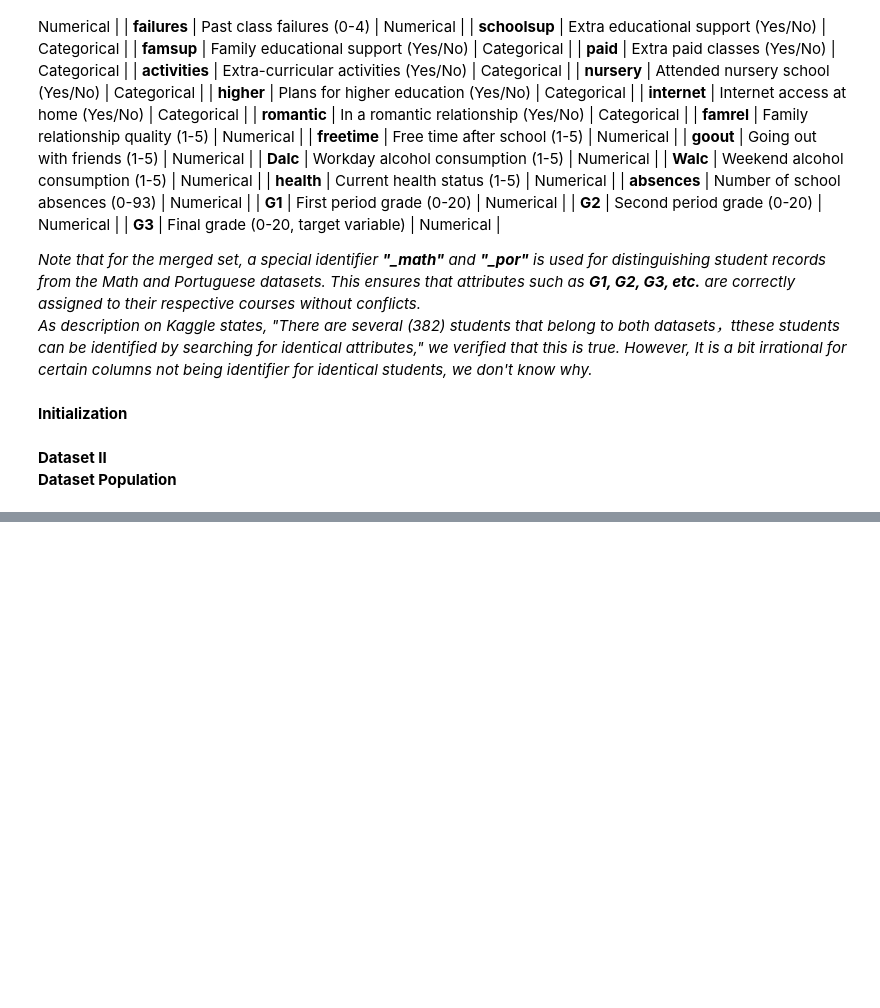
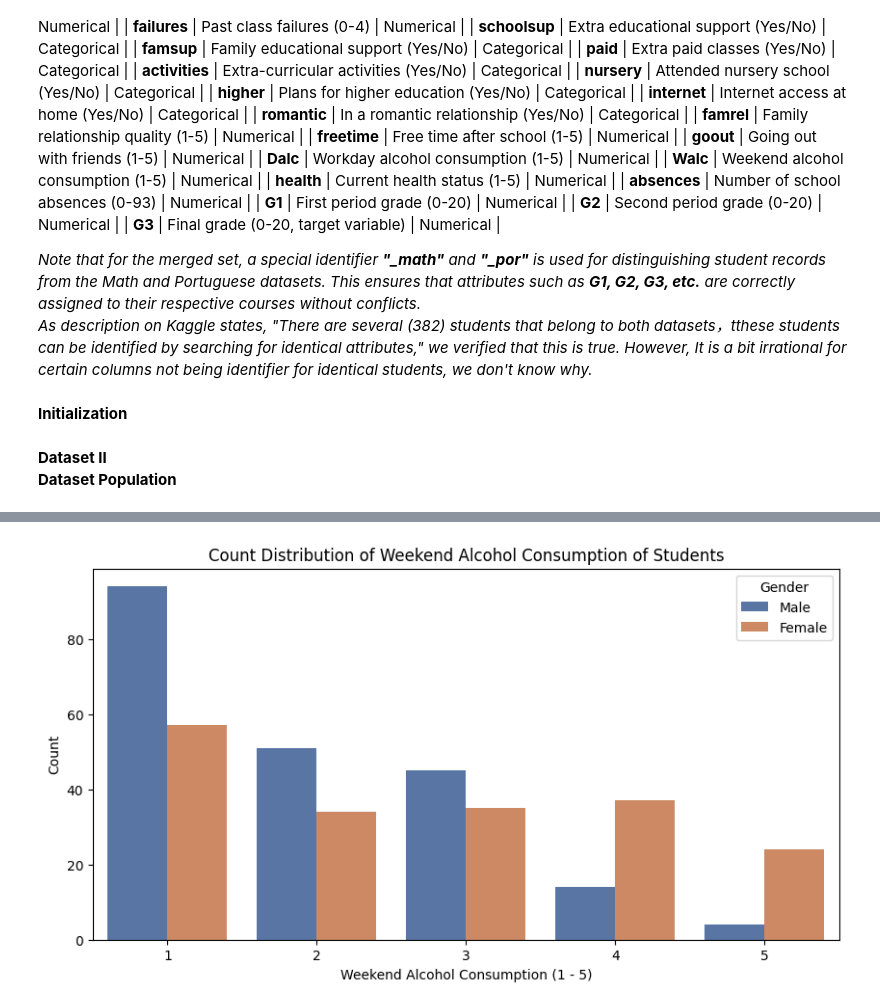
Before and after one commit to royruik/CSI4142_Assignments, a Jupyter notebook: A1_Jupyter_Analysis.ipynb, the cells around one changed output, grey strips where cells are left out. Drawn from its saved outputs; the diff is of its cells as text; code cells hidden in the pictures; blank space fills up the shorter version.

```diff
--- a/A1_Jupyter_Analysis.ipynb
+++ b/A1_Jupyter_Analysis.ipynb
@@ -108,0 +153,20 @@ ModuleNotFoundError: No module named 'seaborn'
+# %%
+# Create figure
+plt.figure(figsize=(10,5))
+
+
+# Corrected Countplot with hue
+sns.countplot(x="Walc", data=student_mat, hue="sex", palette="deep")
+
+# Labels and Title
+plt.xlabel("Weekend Alcohol Consumption (1 - 5)")
+plt.ylabel("Count")
+plt.title("Count Distribution of Weekend Alcohol Consumption of Students")
+
+# Add legend manually
+plt.legend(title="Gender", labels=["Male", "Female"])
+
+# Show plot
+plt.show()
+# %% [output]
+[figure, added]
```
Also changed, not shown: parts of 5 cells of this notebook.
